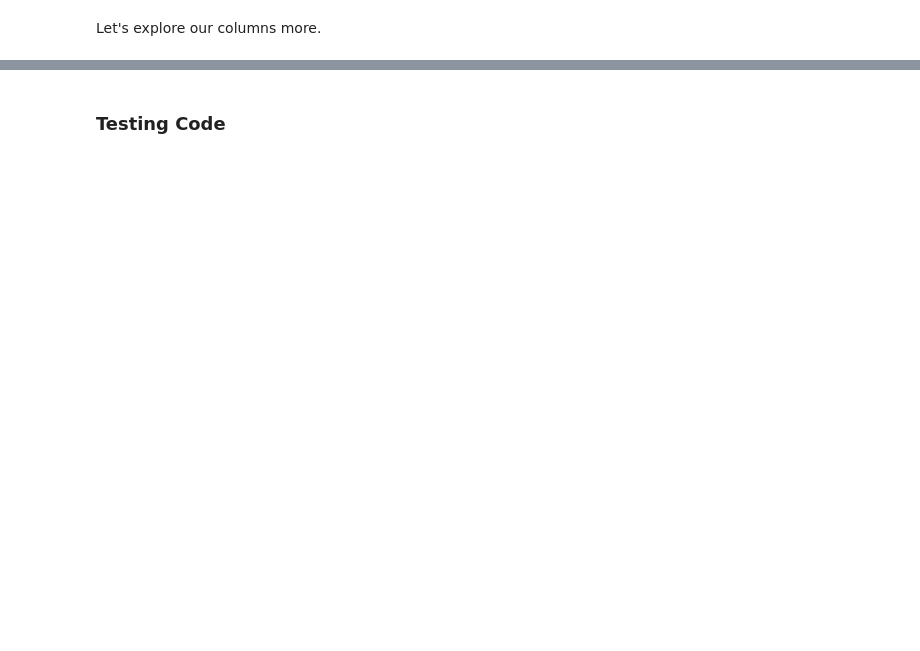
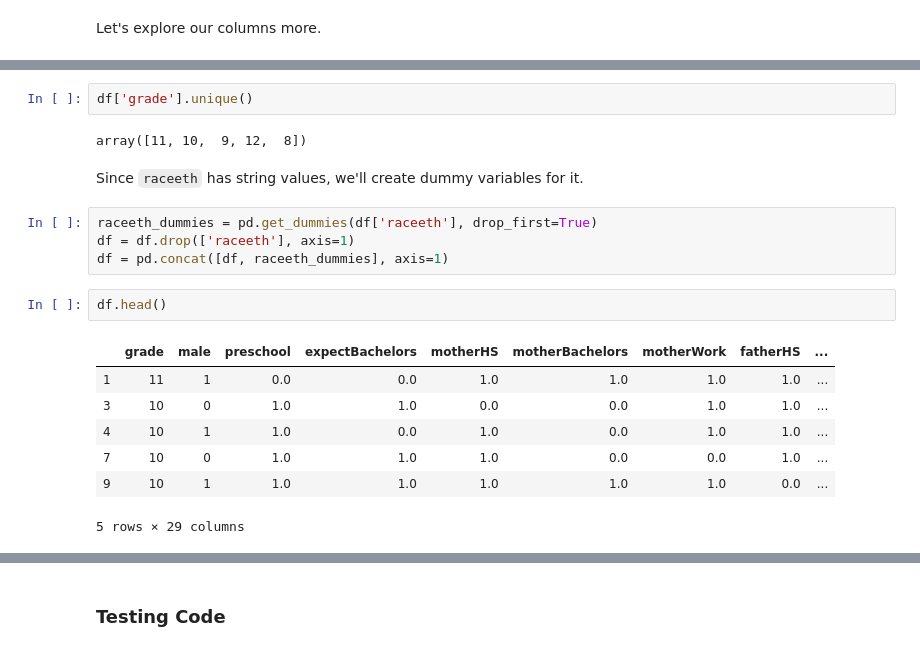
Before and after one commit to gabbyflabby/Test_Scores, a Jupyter notebook: Data Cleaning.ipynb, the cells around one changed output, grey strips where cells are left out. Drawn from its saved outputs; the diff is of its cells as text; blank space fills up the shorter version.

Commit message:
categorical variables done

```diff
--- a/Data Cleaning.ipynb
+++ b/Data Cleaning.ipynb
@@ -88,3 +154,23 @@ train_df['raceeth'].unique()
 array(['White', 'Black', 'Hispanic', 'More than one race',
        'American Indian/Alaska Native', 'Asian',
        'Native Hawaiian/Other Pacific Islander'], dtype=object)
+# %%
+df['grade'].unique()
+# %% [output]
+array([11, 10,  9, 12,  8])
+# %% [markdown]
+Since `raceeth` has string values, we'll create dummy variables for it.
+# %%
+raceeth_dummies = pd.get_dummies(df['raceeth'], drop_first=True)
+df = df.drop(['raceeth'], axis=1)
+df = pd.concat([df, raceeth_dummies], axis=1)
+# %%
+df.head()
+# %% [output]
+|  | grade | male | preschool | expectBachelors | motherHS | motherBachelors | motherWork | fatherHS | ... |
+| 1 | 11 | 1 | 0.0 | 0.0 | 1.0 | 1.0 | 1.0 | 1.0 | ... |
+| 3 | 10 | 0 | 1.0 | 1.0 | 0.0 | 0.0 | 1.0 | 1.0 | ... |
+| 4 | 10 | 1 | 1.0 | 0.0 | 1.0 | 0.0 | 1.0 | 1.0 | ... |
+| 7 | 10 | 0 | 1.0 | 1.0 | 1.0 | 0.0 | 0.0 | 1.0 | ... |
+| 9 | 10 | 1 | 1.0 | 1.0 | 1.0 | 1.0 | 1.0 | 0.0 | ... |
+5 rows × 29 columns
```
Also changed, not shown: parts of 20 cells of this notebook.
